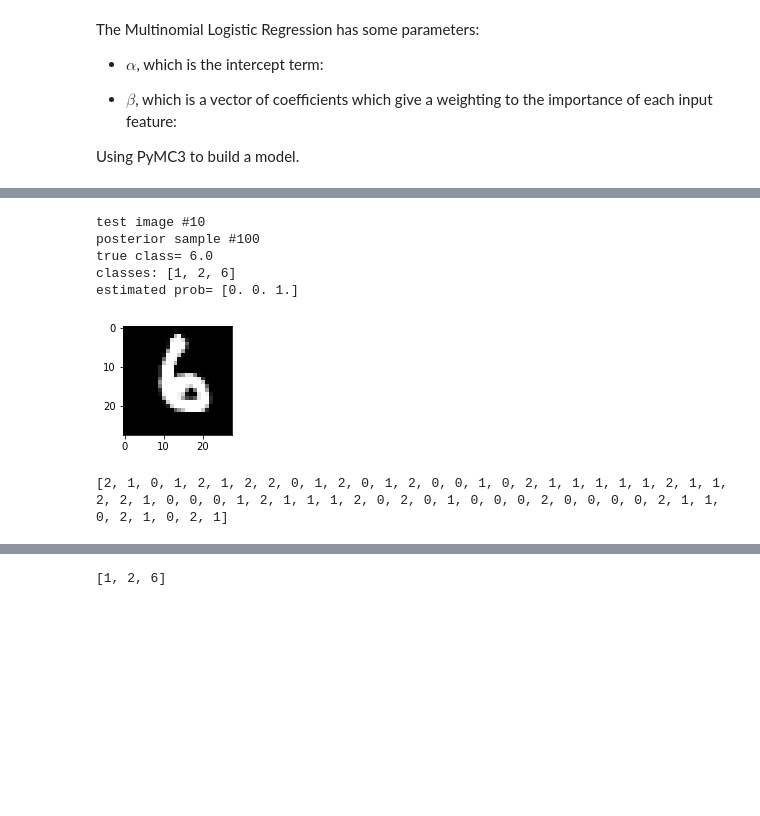
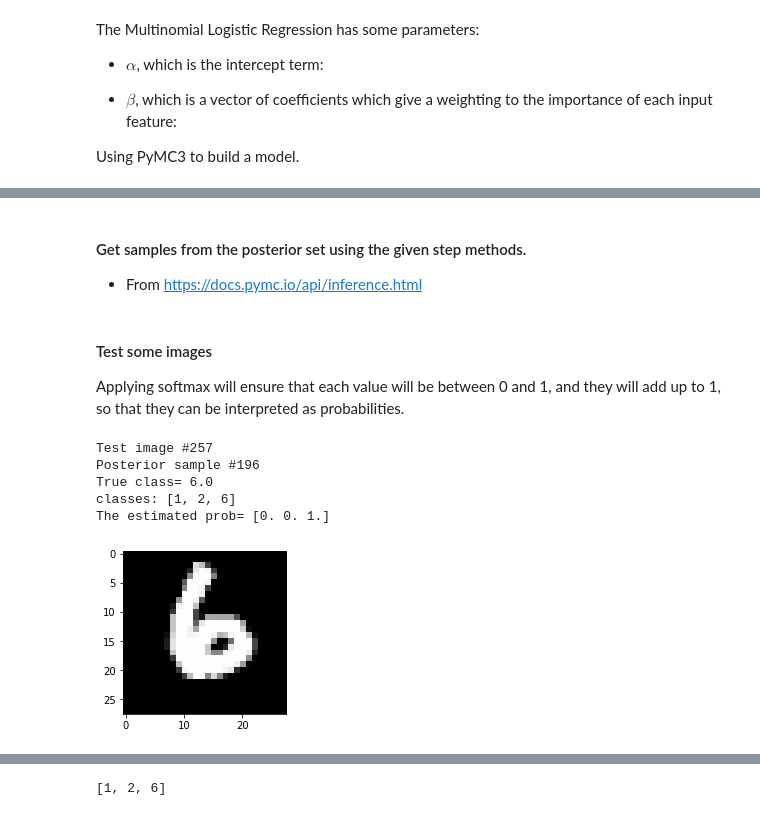
Before and after one commit to 9309888/ET5003-Group-2, a Jupyter notebook: ET5003_Etivity1_JohnHayes_9309888.ipynb, the cells around one changed output, grey strips where cells are left out. Drawn from its saved outputs; the diff is of its cells as text; code cells hidden in the pictures; blank space fills up the shorter version.

```diff
--- a/ET5003_Etivity1_JohnHayes_9309888.ipynb
+++ b/ET5003_Etivity1_JohnHayes_9309888.ipynb
@@ -629,5 +691,6 @@ https://docs.pymc.io/notebooks/variational_api_quickstart.html
 # %%
-with bay_multi_logistic:
-    approx3k = pm.fit(3000, method='advi')
+#with bay_multi_logistic:
+#    approx3k = pm.fit(3000, method='advi')
 
-plt.plot(approx3k.hist)
+#plt.figure(figsize=(10,8))
+#plt.plot(approx3k.hist)
@@ -639,5 +697,6 @@ Finished [100%]: Average Loss = 6,716
 # %%
-with bay_multi_logistic:
-    approx5k = pm.fit(5000, method='advi')
+#with bay_multi_logistic:
+#    approx5k = pm.fit(5000, method='advi')
 
-plt.plot(approx5k.hist)
+#plt.figure(figsize=(10,8))
+#plt.plot(approx5k.hist)
@@ -679,37 +727,39 @@ Finished [100%]: Average Loss = 2,834.2
+# %% [markdown]
+#### Get samples from the posterior set using the given step methods.
+* From https://docs.pymc.io/api/inference.html
 # %%
-dd = 300
-posterior = approx100k.sample(draws=dd)
+
+posterior = approx10k.sample(draws=num_of_posterior_samples)
+# %% [markdown]
+#### Test some images
+Applying softmax will ensure that each value will be between 0 and 1, and they will add up to 1, so that they can be interpreted as probabilities.
 # %%
 ## The softmax function transforms each element of a collection by computing the exponential
 #  of each element divided by the sum of the exponentials of all the elements.
-from scipy.special import softmax
 
-# select an image in the test set
-i = 10
-#i = random.randint(0, dd)
+# Select an image in the test set
+test_img_indx = random.randint(0, num_of_posterior_samples)
 
-# select a sample in the posterior
-s = 100
-#s = random.randint(0, dd)
+# Select a sample in the posterior
+posterier_sample = random.randint(0, num_of_posterior_samples)
 
-beta  = np.hstack([np.zeros((nf,1)),  posterior['beta'][s,:] ])
-alpha = np.hstack([[0],  posterior['alpha'][s,:] ])
-# image = X_valv[i,:].reshape(32,32) - this is from the flatten() call
-image = X_val[i,:].reshape(image_dimension, image_dimension)
+beta  = np.hstack([np.zeros((x_train_shape, 1)),  posterior['beta'][posterier_sample,:] ])
+alpha = np.hstack([[0], posterior['alpha'][posterier_sample,:] ])
+image = X_val[test_img_indx,:].reshape(image_dimension, image_dimension)
 
-plt.figure(figsize=(2,2))
+plt.figure(figsize=(3,3))
 plt.imshow(image, cmap="Greys_r")
 np.set_printoptions(suppress=True)
 
-print("test image #" + str(i))
-print("posterior sample #" + str(s))
-print("true class=", y_val[i])
+print("Test image #" + str(test_img_indx))
+print("Posterior sample #" + str(posterier_sample))
+print("True class=", y_val[test_img_indx])
 print("classes: " + str(classes))
-print("estimated prob=",softmax((np.array([X_val[i,:].dot(beta) + alpha])))[0,:])
+print("The estimated prob=",softmax((np.array([X_val[test_img_indx,:].dot(beta) + alpha])))[0,:])
 # %% [output]
-test image #10
-posterior sample #100
-true class= 6.0
+Test image #257
+Posterior sample #196
+True class= 6.0
 classes: [1, 2, 6]
-estimated prob= [0. 0. 1.]
+The estimated prob= [0. 0. 1.]
-[figure, old version]
+[figure, new version]
@@ -731,4 +765,0 @@ for i in range(X_val.shape[0]):
-# %%
-print(y_pred_Bayesian)
-# %% [output]
-[2, 1, 0, 1, 2, 1, 2, 2, 0, 1, 2, 0, 1, 2, 0, 0, 1, 0, 2, 1, 1, 1, 1, 1, 2, 1, 1, 2, 2, 1, 0, 0, 0, 1, 2, 1, 1, 1, 2, 0, 2, 0, 1, 0, 0, 0, 2, 0, 0, 0, 0, 2, 1, 1, 0, 2, 1, 0, 2, 1]
```
Also changed, not shown: parts of 81 cells of this notebook.
